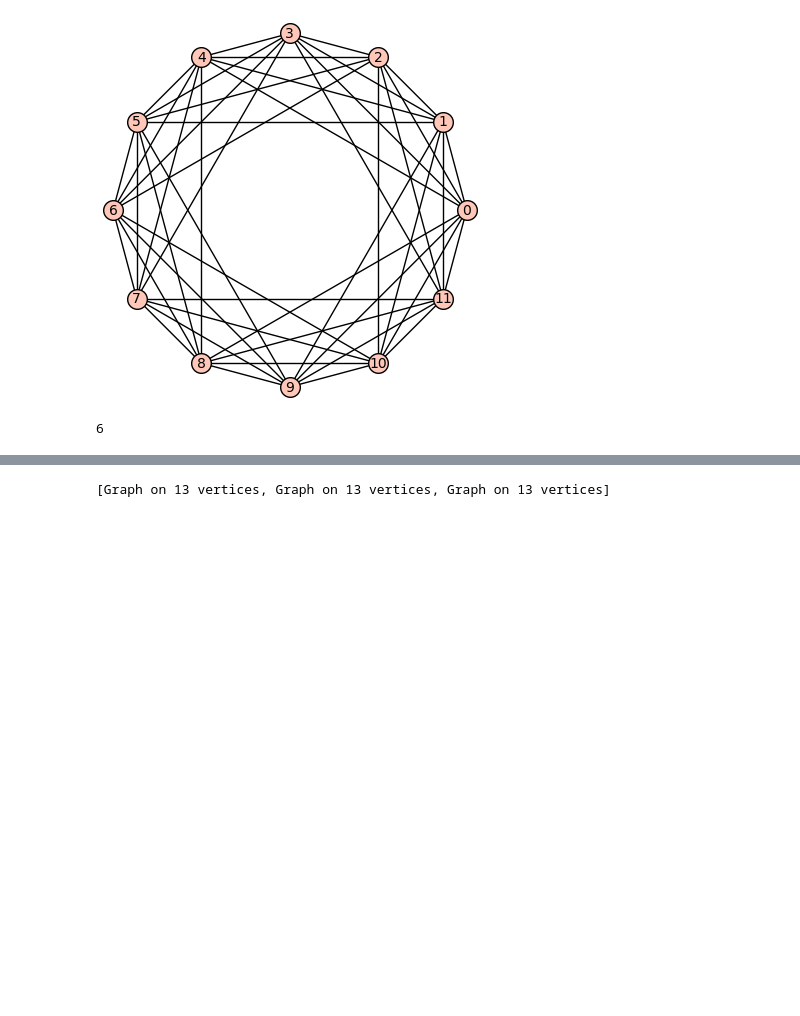
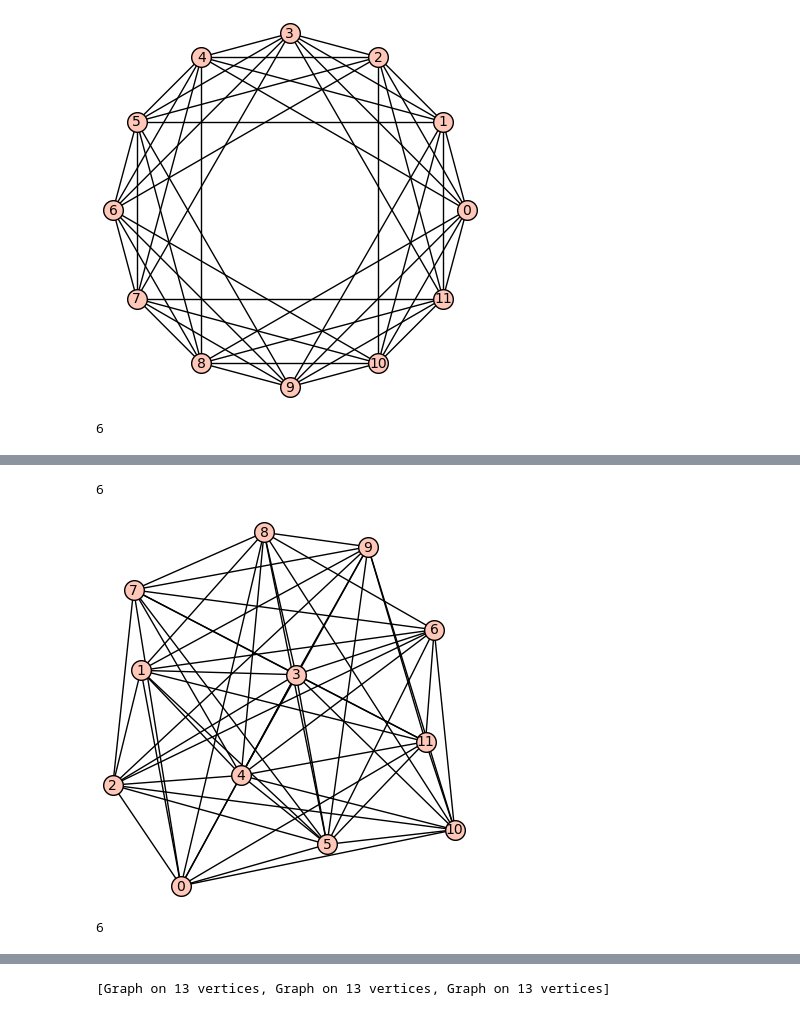
Before and after one commit to TessCollins/Graph_Research, a Jupyter notebook: Graphy_Research_Mains.ipynb, the cells around one changed output, grey strips where cells are left out. Cells and saved outputs as stored; diff of their text form; code cells hidden in the pictures; blank space fills up the shorter version.

Commit message:
Just more graphs I'm messing with

```diff
--- a/Graphy_Research_Mains.ipynb
+++ b/Graphy_Research_Mains.ipynb
@@ -283,7 +283,7 @@ def reconstructing(vecs,ordering):
     G_r.add_vertices([i for i in range(n)]) #add vertices to the empty graph
     for i in range(n): #for all vertices
         for j in range(i+1,n):
-            b=Matrix(vecs[i])*Matrix(vecs[j]).T #find the dot product of the vectors in the orthogonal representation
+            b=Matrix(vecs[i])*Matrix(vecs[j]).conjugate_transpose() #find the dot product of the vectors in the orthogonal representation
             if abs(b[0])<1e-9: #if that's about zero
                 vi=ordering[i]; #name vi and vj as the ones in the order
                 vj=ordering[j];
@@ -521,3 +512,28 @@ G.show()
+# %%
+#G=graphs.CirculantGraph(11,[3,4])
+#print(G.chromatic_number())
+#print(G.clique_number())
+#print(G.adjacency_matrix())
+#G.show()
+d=12
+vecss=[None for i in range(d)]
+for j in range(6):
+    vecss[j]=Matrix(Fourier_Matrix(6)[j])
+for j in range(3):
+    vecss[j+6]=Matrix(Fourier_Matrix(6)[j])
+for j in range(3):
+    vecss[j+9]=Matrix(Fourier_Matrix(6)[j])
+#vecss[10]=Fourier_Matrix(5)[0]
+Gr=reconstructing(vecss,[i for i in range(d)])
+#Gr.add_edge(5,10)
+print(Gr.chromatic_number())
+Gr.show()
+Gr.adjacency_matrix()
+Gr.clique_number()
+# %% [output]
+6
+[figure, added]
+6
 # %%
 vecs=[None for i in range(4)]
 from itertools import product
```
Also changed, not shown: parts of 5 cells of this notebook.
